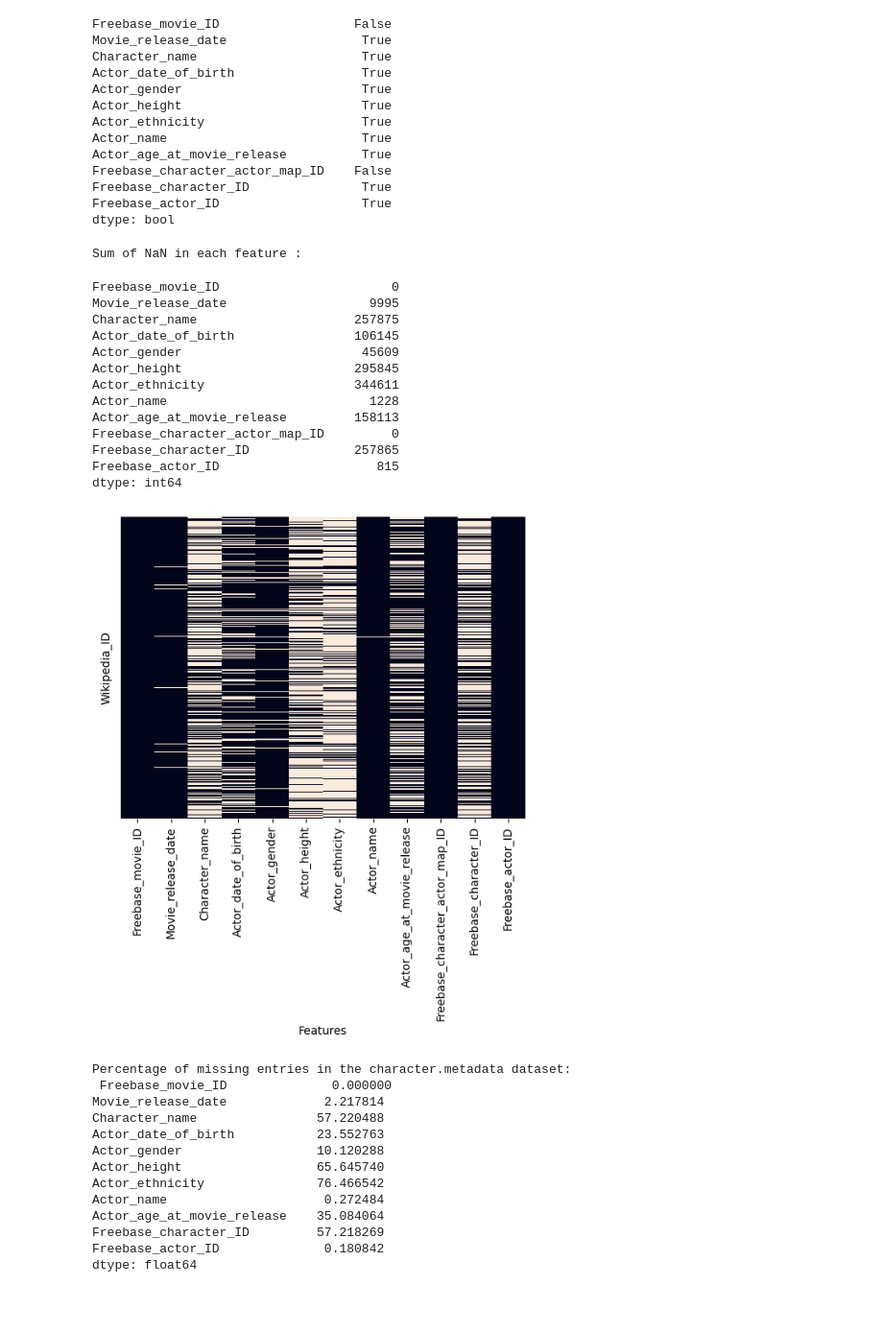
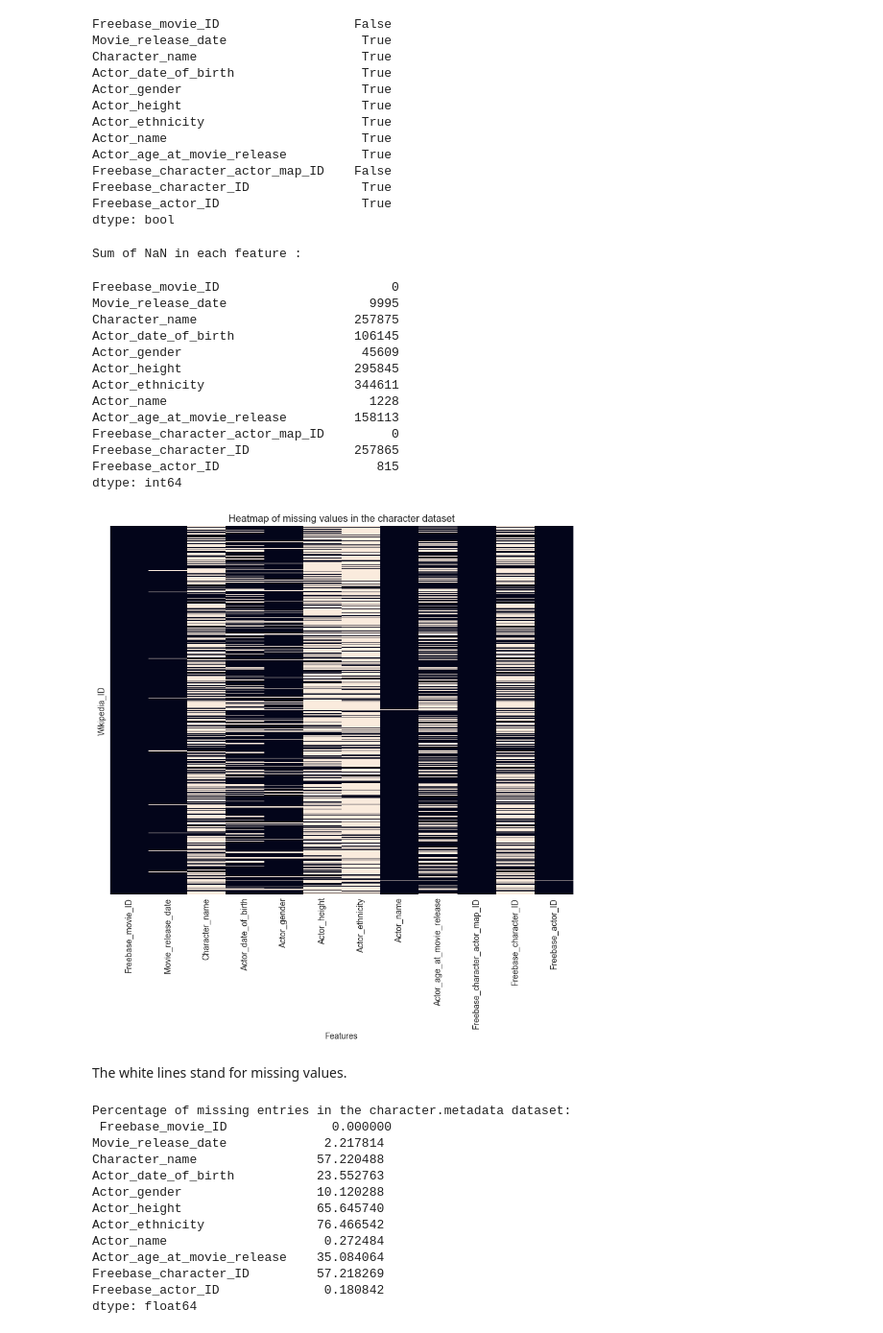
Before and after one commit to epfl-ada/ada-2022-project-cyga, a Jupyter notebook: preprocessing.ipynb, the cells around one changed output. Shown: that part at 96% size. Saved outputs shown, nothing was run; the diff lists cells and outputs as text; code cells hidden in the pictures; blank space fills up the shorter version.

```diff
--- a/preprocessing.ipynb
+++ b/preprocessing.ipynb
@@ -243,26 +268,30 @@ Freebase_character_ID               True
 Freebase_actor_ID                   True
 dtype: bool
 # %%
-ax=sns.heatmap(character_metadata.isna(), yticklabels=False,cbar=False)
+fig, ax = plt.subplots(figsize=(10,8))
+sns.heatmap(character_metadata.isna(), yticklabels=False, cbar=False)
 ax.set(xlabel="Features", ylabel="Wikipedia_ID")
+ax.set_title('Heatmap of missing values in the character dataset')
 print('Sum of NaN in each feature : ')
 character_metadata.isna().sum(axis = 0)
 # %% [output]
 Sum of NaN in each feature :
 Freebase_movie_ID                       0
 Movie_release_date                   9995
 Character_name                     257875
 Actor_date_of_birth                106145
 Actor_gender                        45609
 Actor_height                       295845
 Actor_ethnicity                    344611
 Actor_name                           1228
 Actor_age_at_movie_release         158113
 Freebase_character_actor_map_ID         0
 Freebase_character_ID              257865
 Freebase_actor_ID                     815
 dtype: int64
-[figure, old version]
+[figure, new version]
+# %% [markdown]
+The white lines stand for missing values.
 # %%
 n_char=len(character_metadata)
 print('Percentage of missing entries in the character.metadata dataset:\n', 100*character_metadata[['Freebase_movie_ID', 'Movie_release_date', 'Character_name',
```
Also changed, not shown: parts of 46 cells of this notebook.
